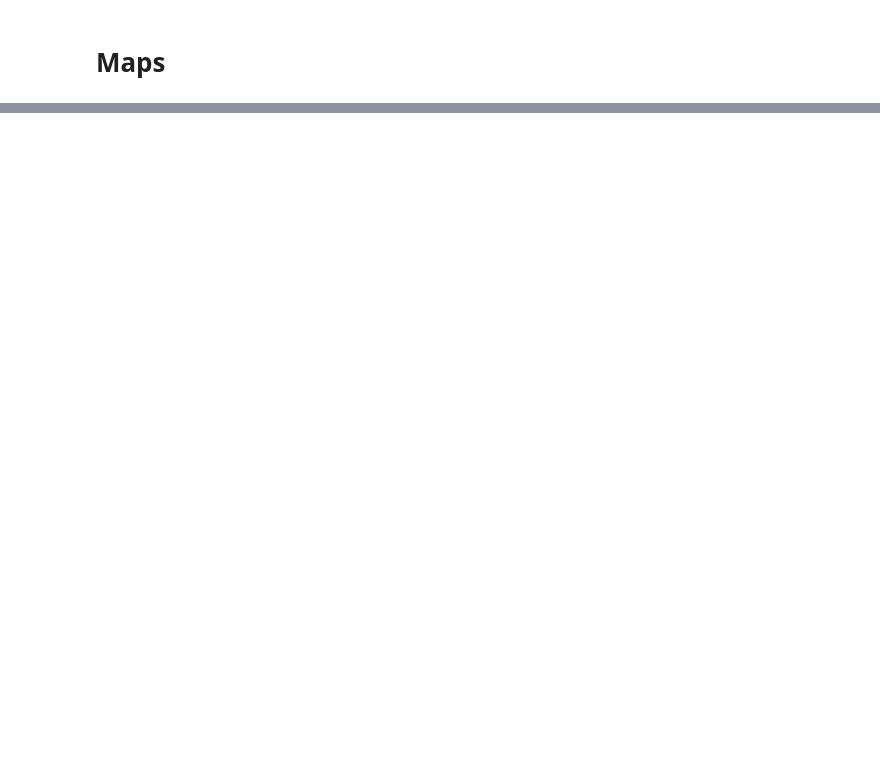
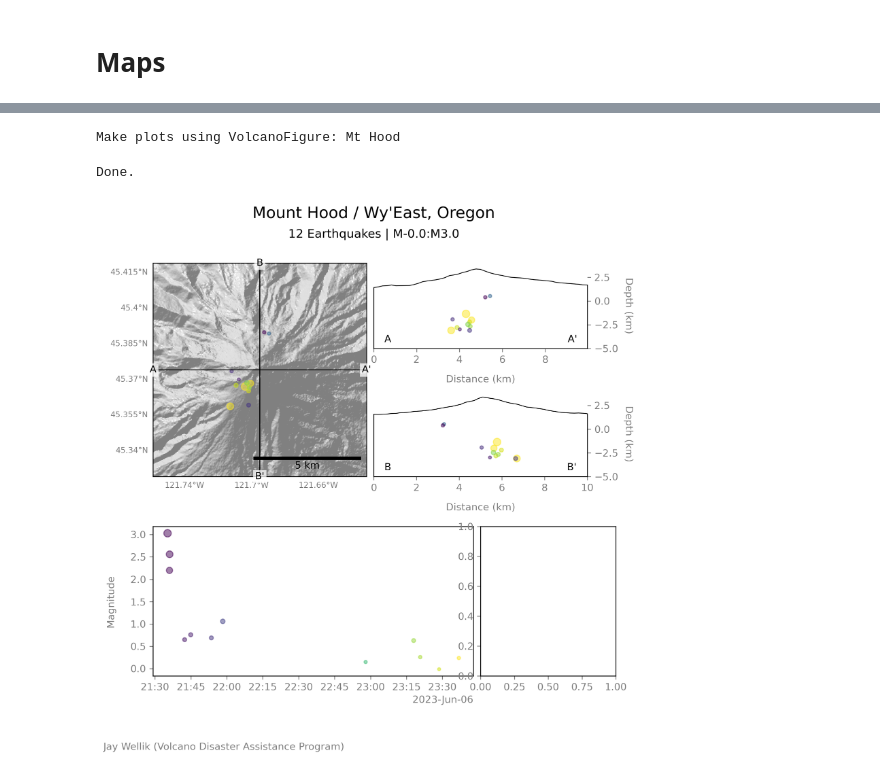
Before and after one commit to jwellik/vdapseisutils, a Jupyter notebook: gallery/Map_tutorial.ipynb, the cells around one changed output, grey strips where cells are left out. Cells and saved outputs as stored; diff of their text form; code cells hidden in the pictures; blank space fills up the shorter version.

Commit message:
Update gallery nbs; can NOT confirm these all work right now; needs work

```diff
--- a/gallery/Map_tutorial.ipynb
+++ b/gallery/Map_tutorial.ipynb
@@ -33,0 +41,31 @@ Make plots using VolcanoFigure: Mt Hood
+# %%
+print("Make plots using VolcanoFigure: Mt Hood")
+import cartopy.crs as ccrs
+
+volc = hood
+cat = cat_hood_msas
+
+fig2 = plt.figure(figsize=(8, 8), dpi=300)  # width, height
+fig2 = VolcanoFigure(fig=fig2, origin=(volc["coords"][0], volc["coords"][1]), depth_extent=(-5, 4), radial_extent_km=5.0, ts_axis_type="magnitude")
+fig2.plot_catalog(cat, s="magnitude")
+fig2.title("Mount Hood / Wy'East, Oregon")
+fig2.catalog_subtitle(cat)
+
+glv = fig2.axes[0].gridlines(crs=ccrs.PlateCarree(), draw_labels=True, linewidth=0, color='gray', alpha=0.5, zorder=-10)
+glv.top_labels = False
+glv.bottom_labels = True
+glv.left_labels = True
+glv.right_labels = False
+glv.xlines = True
+glv.xlabel_style = {'size': 8, 'color': 'grey'}
+glv.ylabel_style = {'size': 8, 'color': 'grey'}
+fig2.axes[0].tick_params(axis='both', which='major', direction="out")
+
+
+fig2.reftext("Jay Wellik (Volcano Disaster Assistance Program)")
+# fig2.savefig("./output/Mapping_tutorial/VolcanoFigure_Hood.png")
+plt.show()
+# %% [output]
+Make plots using VolcanoFigure: Mt Hood
+Done.
+[figure, added]
```
Also changed, not shown: parts of 5 cells of this notebook, 12 other files.
